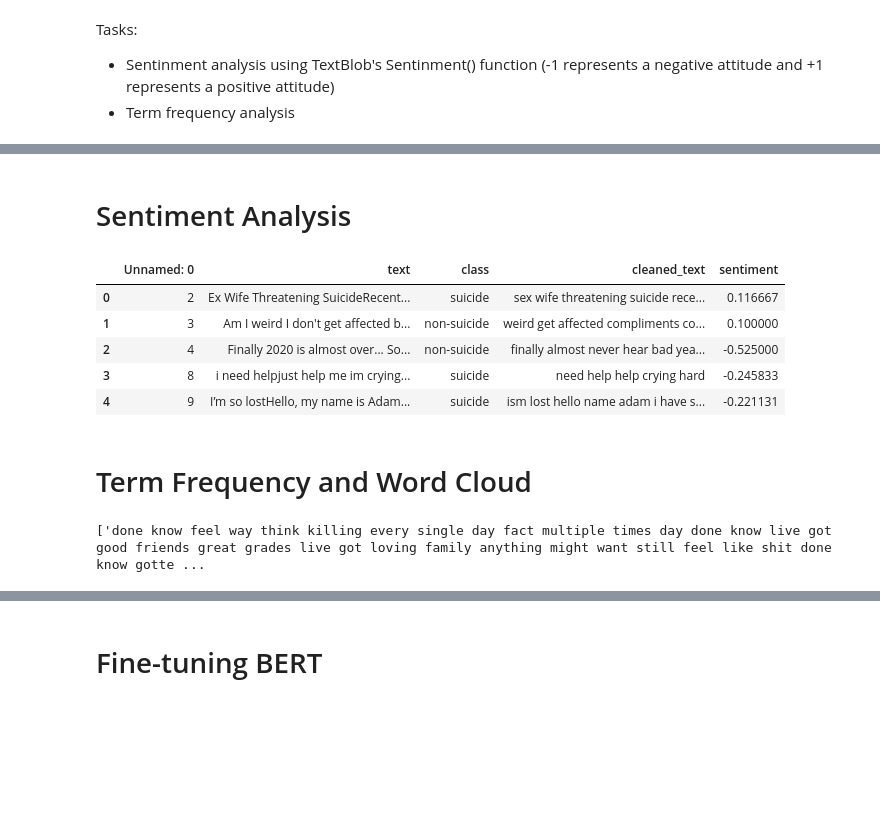
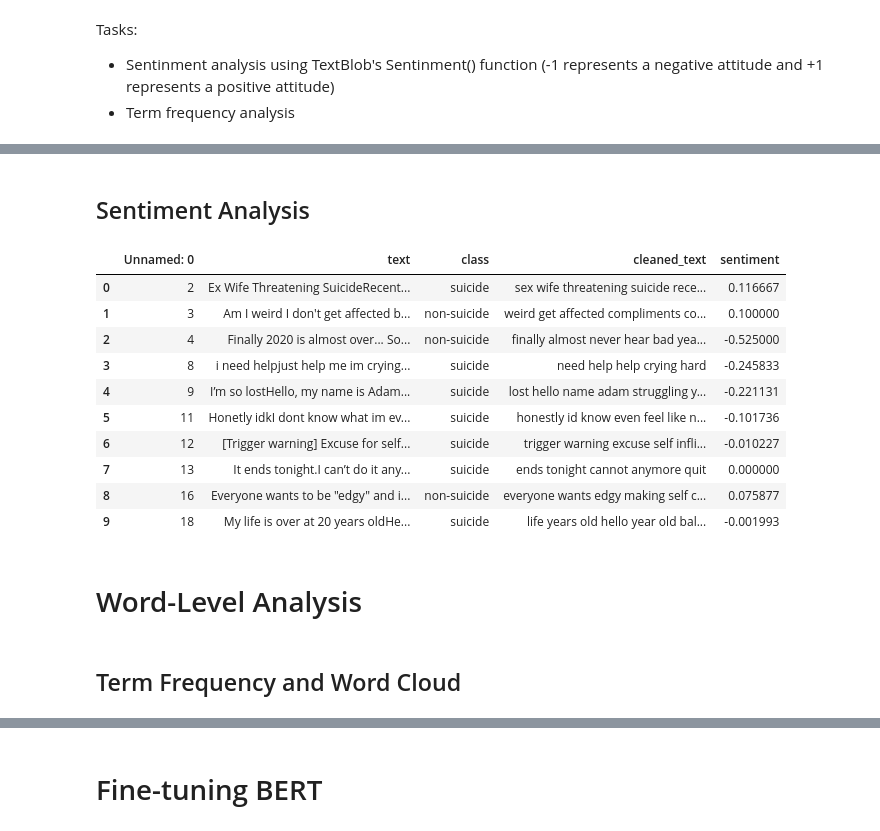
Before and after one commit to kimberlycao/Suicidal-BERT, a Jupyter notebook: suicide_detection.ipynb, the cells around one changed output, grey strips where cells are left out. Drawn from its saved outputs; the diff is of its cells as text; code cells hidden in the pictures; blank space fills up the shorter version.

Commit message:
Added word clouds to eda section

```diff
--- a/suicide_detection.ipynb
+++ b/suicide_detection.ipynb
@@ -213,7 +246,8 @@ Tasks:
 # %%
 # Load cleaned data set
 
-df = pd.read_csv('Data/Suicide_Detection_Cleaned.csv')
+df = pd.read_csv('Data/Suicide_Detection_Cleaned_Final.csv')
+df['cleaned_text'] = df['cleaned_text'].map(str)
 df.head()
 # %% [output]
 |  | Unnamed: 0 | text | class | cleaned_text |
@@ -228,0 +261,4 @@ df.shape
+# %%
+df['len']= df['cleaned_text'].str.len()
+print('Max length: {}, Min length: {}, Average Length :  {}'.format(max(df['len']),min(df['len']),df['len'].mean()))
+df['len'].hist(range=[2,400])
@@ -229,16 +269,23 @@ df.shape
 # %% [markdown]
-# Sentiment Analysis
+## Sentiment Analysis
 # %%
 df['sentiment'] = df['cleaned_text'].apply(lambda x: TextBlob(str(x)).sentiment.polarity)
-df.head()
+df[:10]
 # %% [output]
 |  | Unnamed: 0 | text | class | cleaned_text | sentiment |
 | 0 | 2 | Ex Wife Threatening SuicideRecent... | suicide | sex wife threatening suicide rece... | 0.116667 |
 | 1 | 3 | Am I weird I don't get affected b... | non-suicide | weird get affected compliments co... | 0.100000 |
 | 2 | 4 | Finally 2020 is almost over... So... | non-suicide | finally almost never hear bad yea... | -0.525000 |
 | 3 | 8 | i need helpjust help me im crying... | suicide | need help help crying hard | -0.245833 |
-| 4 | 9 | I’m so lostHello, my name is Adam... | suicide | ism lost hello name adam i have s... | -0.221131 |
+| 4 | 9 | I’m so lostHello, my name is Adam... | suicide | lost hello name adam struggling y... | -0.221131 |
+| 5 | 11 | Honetly idkI dont know what im ev... | suicide | honestly id know even feel like n... | -0.101736 |
+| 6 | 12 | [Trigger warning] Excuse for self... | suicide | trigger warning excuse self infli... | -0.010227 |
+| 7 | 13 | It ends tonight.I can’t do it any... | suicide | ends tonight cannot anymore quit | 0.000000 |
+| 8 | 16 | Everyone wants to be "edgy" and i... | non-suicide | everyone wants edgy making self c... | 0.075877 |
+| 9 | 18 | My life is over at 20 years oldHe... | suicide | life years old hello year old bal... | -0.001993 |
+# %% [markdown]
+# Word-Level Analysis
 # %% [markdown]
-# Term Frequency and Word Cloud
+## Term Frequency and Word Cloud
 # %%
 df = df.rename(columns={'class': 'classification'}) # class is a reserved keyword
@@ -247,5 +293,6 @@ df['split_text'] = df['cleaned_text'].apply(lambda row: str(row).split(' '))
 # Most frequent words in suicidal texts
 
 suicidal_words = df[df.classification == 'suicide'].cleaned_text.tolist()
+suicidal_words = ' '.join(suicidal_words)
+
+suicidal_wordcloud = WordCloud(stopwords=stop_words, collocations=False, width=800, height=500, random_state=21, max_font_size=110).generate(suicidal_words)
-# %% [output]
-['done know feel way think killing every single day fact multiple times day done know live got good friends great grades live got loving family anything might want still feel like shit done know gotte ...
```
Also changed, not shown: parts of 14 cells of this notebook.
